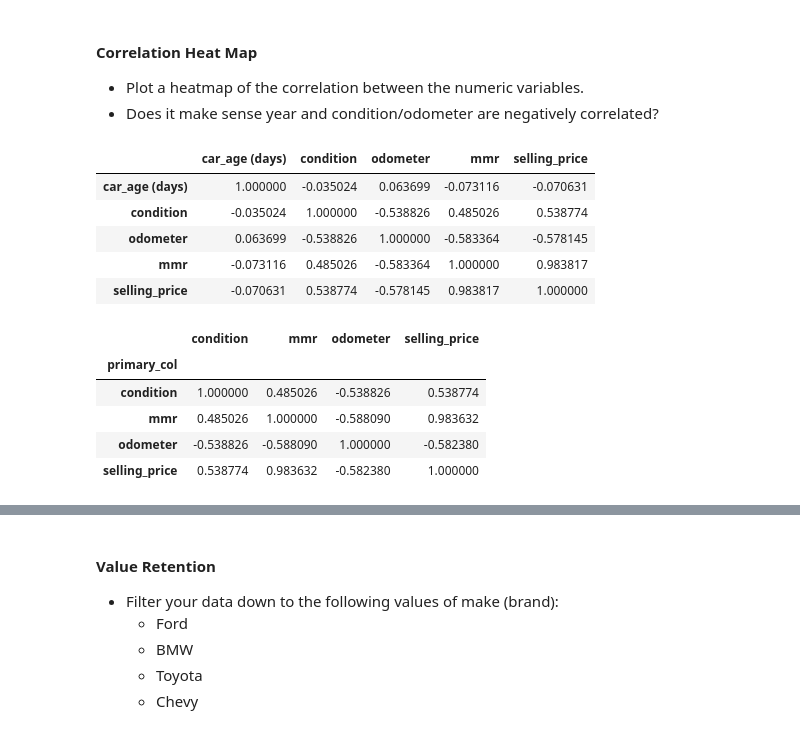
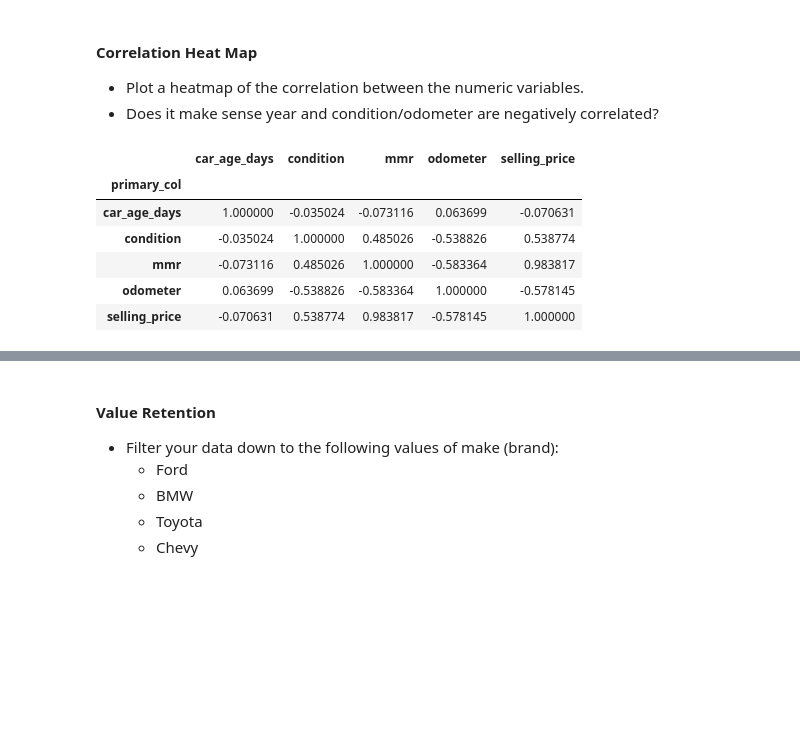
Before and after one commit to MeetPatel89/car_sales_analysis, a Jupyter notebook: notebook.ipynb, the cells around one changed output, grey strips where cells are left out. Drawn from its saved outputs; the diff is of its cells as text; code cells hidden in the pictures; blank space fills up the shorter version.

Commit message:
add corr_vars view to segregate numeric columns for later use to compute correlation matrix

```diff
--- a/notebook.ipynb
+++ b/notebook.ipynb
@@ -147,14 +147,3 @@ sns.pairplot(
 #### Correlation Heat Map
 - Plot a heatmap of the correlation between the numeric variables.
 - Does it make sense year and condition/odometer are negatively correlated?
-# %%
-# get correlation matrix for numeric columns in dataframe
-df_corr = pd.read_sql(read_contents(rf"{ROOT_DIR}/sql/select_statements/corr_vars.sql"), sqlConn.get_sql_engine()).corr()
-df_corr
-# %% [output]
-|  | car_age (days) | condition | odometer | mmr | selling_price |
-| car_age (days) | 1.000000 | -0.035024 | 0.063699 | -0.073116 | -0.070631 |
-| condition | -0.035024 | 1.000000 | -0.538826 | 0.485026 | 0.538774 |
-| odometer | 0.063699 | -0.538826 | 1.000000 | -0.583364 | -0.578145 |
-| mmr | -0.073116 | 0.485026 | -0.583364 | 1.000000 | 0.983817 |
-| selling_price | -0.070631 | 0.538774 | -0.578145 | 0.983817 | 1.000000 |
@@ -161,15 +153,16 @@ df_corr
 # %%
-json_data = '{"cols": ["condition", "odometer", "mmr", "selling_price"], "table": "car_sales"}'
+json_data = '{"cols": ["car_age_days", "condition", "odometer", "mmr", "selling_price"], "table": "corr_vars"}'
 sqlConn.exec_proc_no_output(read_contents(rf"{ROOT_DIR}/sql/stored_procedures/corr_matrix_exec_proc.sql"), (json_data))
 df_corr = pd.read_sql(read_contents(rf"{ROOT_DIR}/sql/select_statements/pivot_corr_matrix.sql"), sqlConn.get_sql_engine()).set_index("primary_col")
 df_corr
 # %% [output]
-|  | condition | mmr | odometer | selling_price |
-| primary_col |  |  |  |  |
-| condition | 1.000000 | 0.485026 | -0.538826 | 0.538774 |
-| mmr | 0.485026 | 1.000000 | -0.588090 | 0.983632 |
-| odometer | -0.538826 | -0.588090 | 1.000000 | -0.582380 |
-| selling_price | 0.538774 | 0.983632 | -0.582380 | 1.000000 |
+|  | car_age_days | condition | mmr | odometer | selling_price |
+| primary_col |  |  |  |  |  |
+| car_age_days | 1.000000 | -0.035024 | -0.073116 | 0.063699 | -0.070631 |
+| condition | -0.035024 | 1.000000 | 0.485026 | -0.538826 | 0.538774 |
+| mmr | -0.073116 | 0.485026 | 1.000000 | -0.583364 | 0.983817 |
+| odometer | 0.063699 | -0.538826 | -0.583364 | 1.000000 | -0.578145 |
+| selling_price | -0.070631 | 0.538774 | 0.983817 | -0.578145 | 1.000000 |
 # %%
 sns.heatmap(
     df_corr,
```
Also changed, not shown: parts of 10 cells of this notebook, 3 other files.
